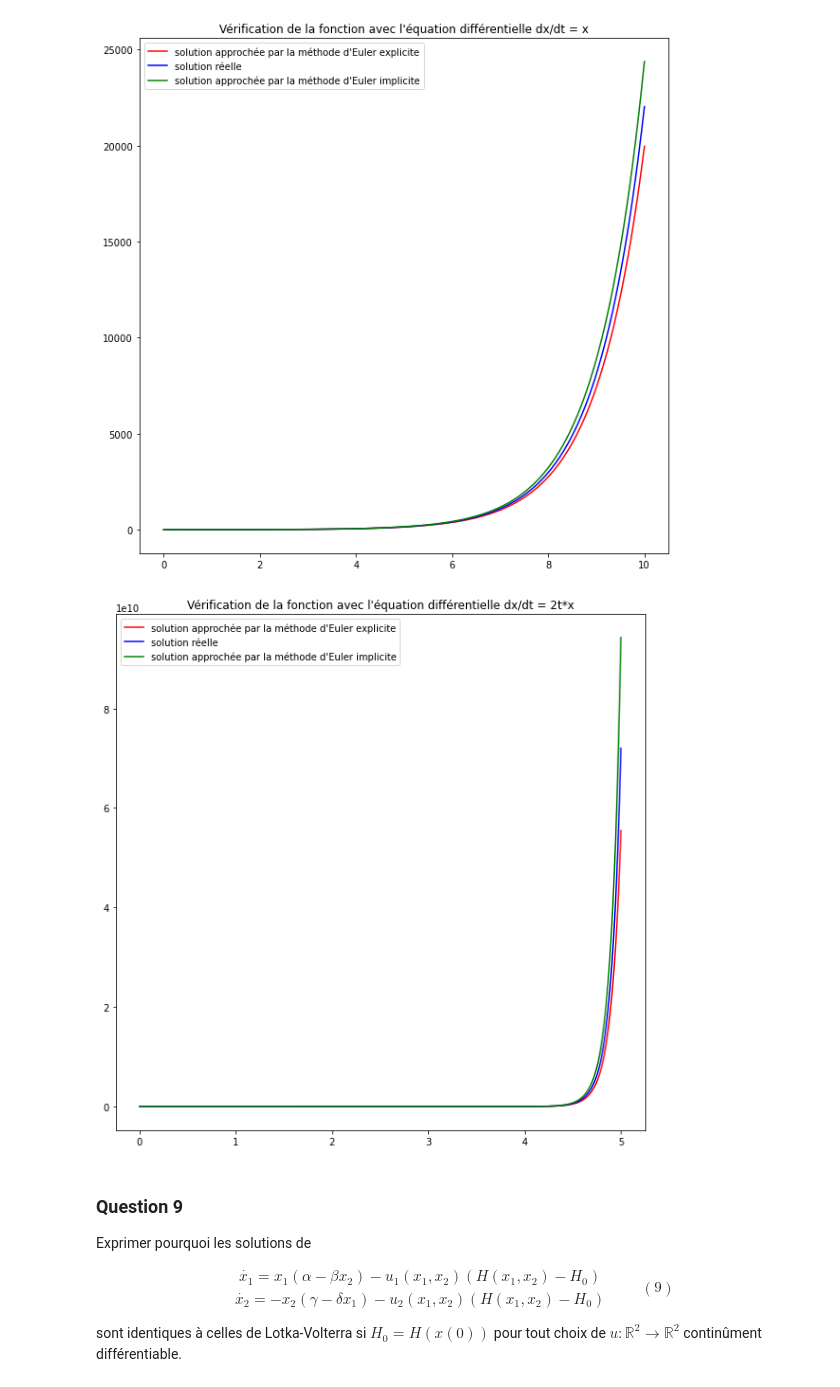
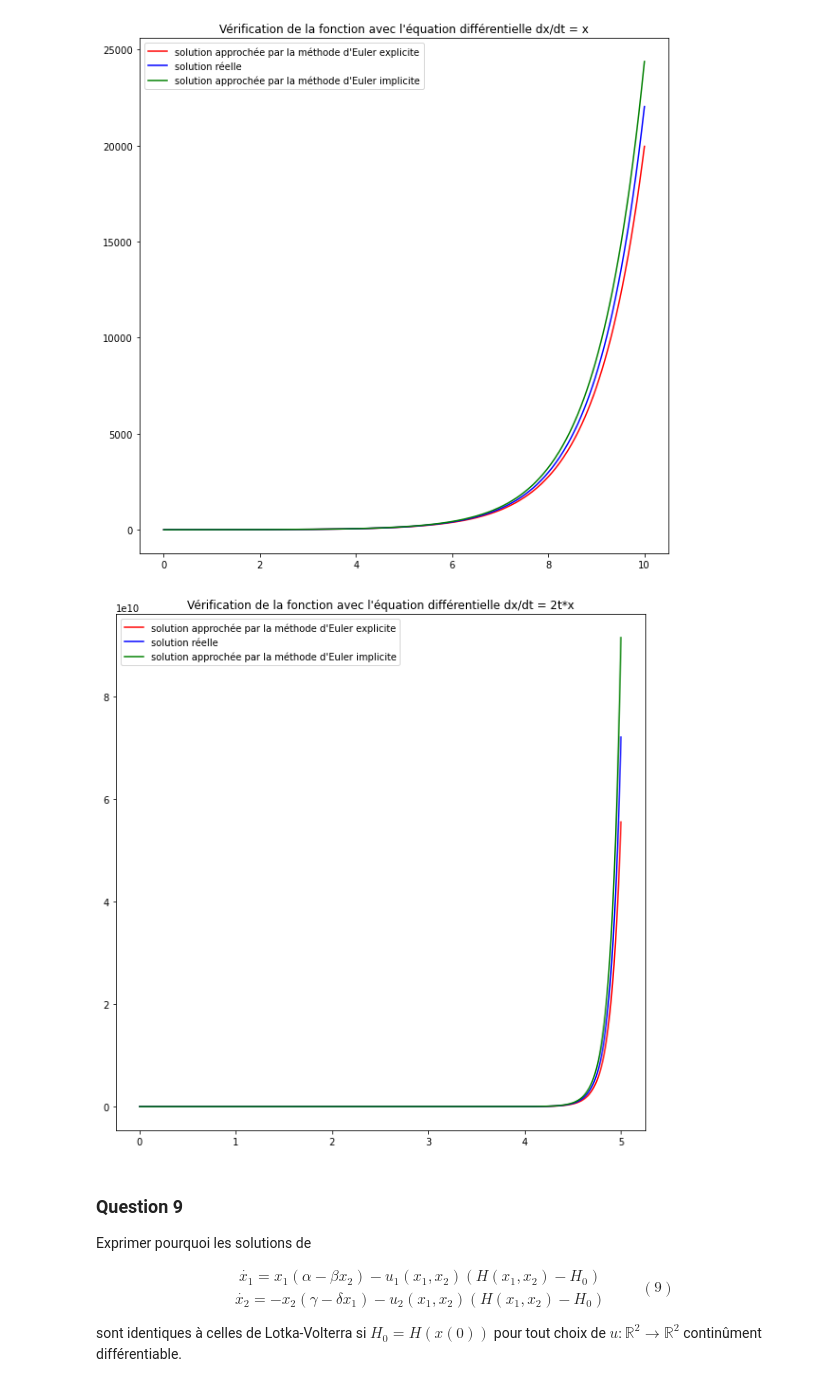
Before and after one commit to adrienmignot/projet_maths_info_chloevogeeeeeeeeeeeel, a Jupyter notebook: Projet_maths_info_2.ipynb, the cells around one changed output. Drawn from its saved outputs; the diff is of its cells as text; code cells hidden in the pictures.

```diff
--- a/Projet_maths_info_2.ipynb
+++ b/Projet_maths_info_2.ipynb
@@ -61,7 +61,8 @@ delta = 3.0
 # %%
 # Fonction qui à x associe dx/dt
 
-def f(x1,x2):
+def f(t,x):
+    x1,x2 = x
     fx1= x1*(alpha - beta*x2)
     fx2 = -x2*(gamma - delta*x1)
     return np.array([fx1,fx2])
@@ -327,7 +328,7 @@ def solve_euler_explicit(f,x0,dt,t0,tf):
     #la dernière est tf
 
     shape = np.shape(x0)[0]
-    x = np.zeros((N,1,shape)) #on crée une matrice de N vecteurs de taille shape
+    x = np.zeros((N,shape)) #on crée une matrice de N lignes de shape colonnes (chacune représente un vecteur de taille shape)
 
     x[0] = x0
 
@@ -433,23 +453,3 @@ def Newton(F, x0, eps=10e-5, N=100):
         x0 = x
     else:
         raise ValueError(f"no convergence in {N} steps.")
-# %%
-def solve_euler_implicit(f,x0,dt,t0,tf):
-    t = [t0]
-    while t[-1] < tf - dt:
-        t.append(t[-1] + dt)
-
-    t.append(tf)
-    N = len(t) #On a une liste de N valeurs pour le tableau de temps, ou les N-1 premières sont espacées de dt, et ensuite
-               #la dernière est tf
-
-    shape = np.shape(x0)[0]
-    x = np.zeros((N,1,shape))
-    x[0] = x0
-
-    for i in range(N-1): # il nous faut une liste de N valeurs en tout, et on en a déjà une
-        def phi(var):
-            return x[i] - var + (t[i+1] - t[i])*f(t[i+1],var)
-        x[i+1] = (Newton(phi,x[i])) #on fait partir Newton de la dernière valeur connue de x, car on sait qu'on n'est pas loin
-        #on définit phi à l'intérieur de la boucle for car cette fonction dépend des valeurs de temps et de x déjà connues
-    return t,x
@@ -460,7 +511,7 @@ On a ici $x(t^{j+1})$ défini comme le zéro de la fonction $\phi_{t^{j},t^{j+1}
 # %%
 # Test
 
-x0 = np.array([1])
+x0 = np.array([1.])
 t0 = 0
 dt = 0.02
 tf = 10
@@ -472,11 +523,9 @@ def fonction(t,x):
 
 t,x = solve_euler_explicit(fonction,x0,dt,t0,tf)
 t,y = solve_euler_implicit(fonction,x0,dt,t0,tf)
-x1 = x[:,:,0]
-y1 = y[:,:,0]
-plt.plot(t,x1,color = 'red')
+plt.plot(t,x,color = 'red')
 plt.plot(t,np.exp(t), color = 'blue')
-plt.plot(t,y1,color = 'green')
+plt.plot(t,y,color = 'green')
 legend = ["solution approchée par la méthode d'Euler explicite",'solution réelle',"solution approchée par la méthode d'Euler implicite"]
 plt.title("Vérification de la fonction avec l'équation différentielle dx/dt = x")
 plt.legend(legend)
@@ -486,28 +535,26 @@ plt.show()
 # %%
 # Test
 
 x0 = np.array([1])
 t0 = 0
 dt = 0.003
 tf = 5
 
 def fonction(t,x):
     return 2*t*x
 
 
 t,y = solve_euler_implicit(fonction,x0,dt,t0,tf)
 t,x = solve_euler_explicit(fonction,x0,dt,t0,tf)
-x1 = x[:,:,0]
-y1 = y[:,:,0]
-plt.plot(t,x1,color = 'red')
+plt.plot(t,x,color = 'red')
 plt.plot(t,np.exp(t**2), color = 'blue')
-plt.plot(t,y1,color = 'green')
+plt.plot(t,y,color = 'green')
 legend = ["solution approchée par la méthode d'Euler explicite",'solution réelle',"solution approchée par la méthode d'Euler implicite"]
 plt.title("Vérification de la fonction avec l'équation différentielle dx/dt = 2t*x")
 plt.legend(legend)
 plt.show()
 # %% [output]
-[figure, old version]
+[figure, new version]
 # %% [markdown]
 ### Question 9
 
```
Also changed, not shown: parts of 11 cells of this notebook.
